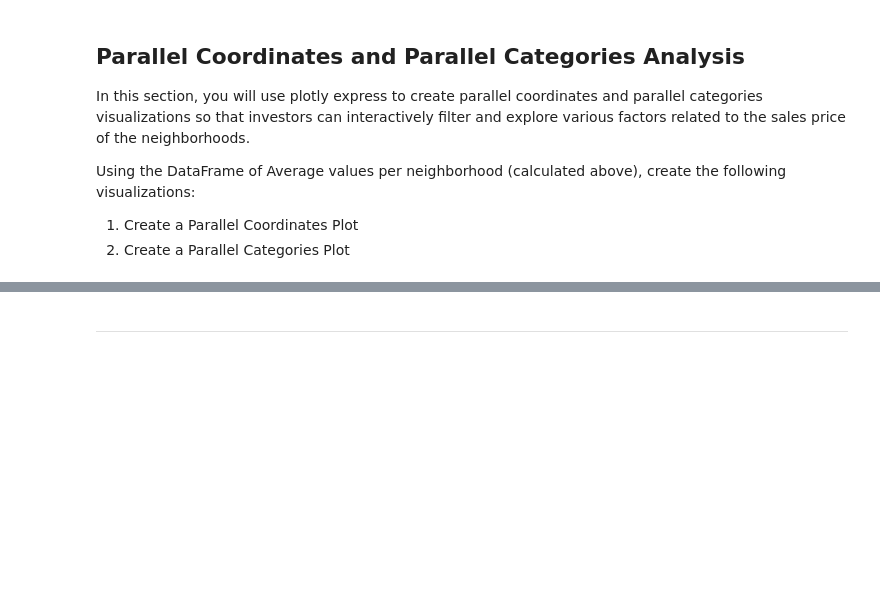
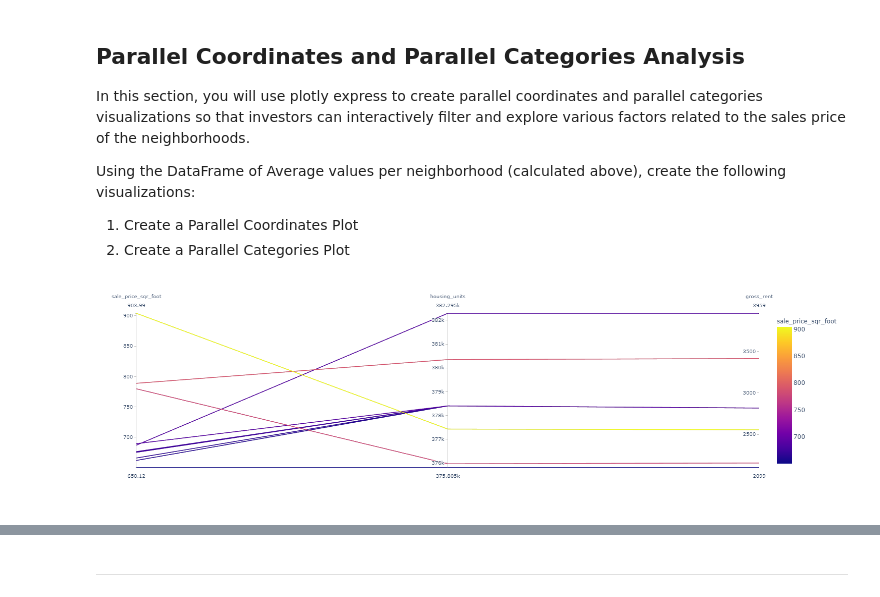
Before and after one commit to jacioduor/06-PyViz-Homework, a Jupyter notebook: Starter_Code/rental_analysis-Copy1.ipynb, the cells around one changed output, grey strips where cells are left out. Saved outputs shown, nothing was run; the diff lists cells and outputs as text; code cells hidden in the pictures; blank space fills up the shorter version.

```diff
--- a/Starter_Code/rental_analysis-Copy1.ipynb
+++ b/Starter_Code/rental_analysis-Copy1.ipynb
@@ -182,3 +182,7 @@ In this section, you will need to calculate the mean sale price for each neighbo
 # %%
 # Getting the data from the top 10 expensive neighborhoods
 # YOUR CODE HERE!
+top_10 = sfo_data.groupby(["neighborhood"]).mean() \
+     .sort_values(by="sale_price_sqr_foot", ascending=False).head(10)
+top_10.reset_index(inplace=True)
+top_10
@@ -198,6 +223,9 @@ Using the DataFrame of Average values per neighborhood (calculated above), creat
 # %%
 # Parallel Coordinates Plot
 # YOUR CODE HERE!
+px.parallel_coordinates(top_10, color='sale_price_sqr_foot')
+# %% [output]
+[figure, added]
 # %%
 # Parallel Categories Plot
 # YOUR CODE HERE!
```
Also changed, not shown: parts of 9 cells of this notebook.
